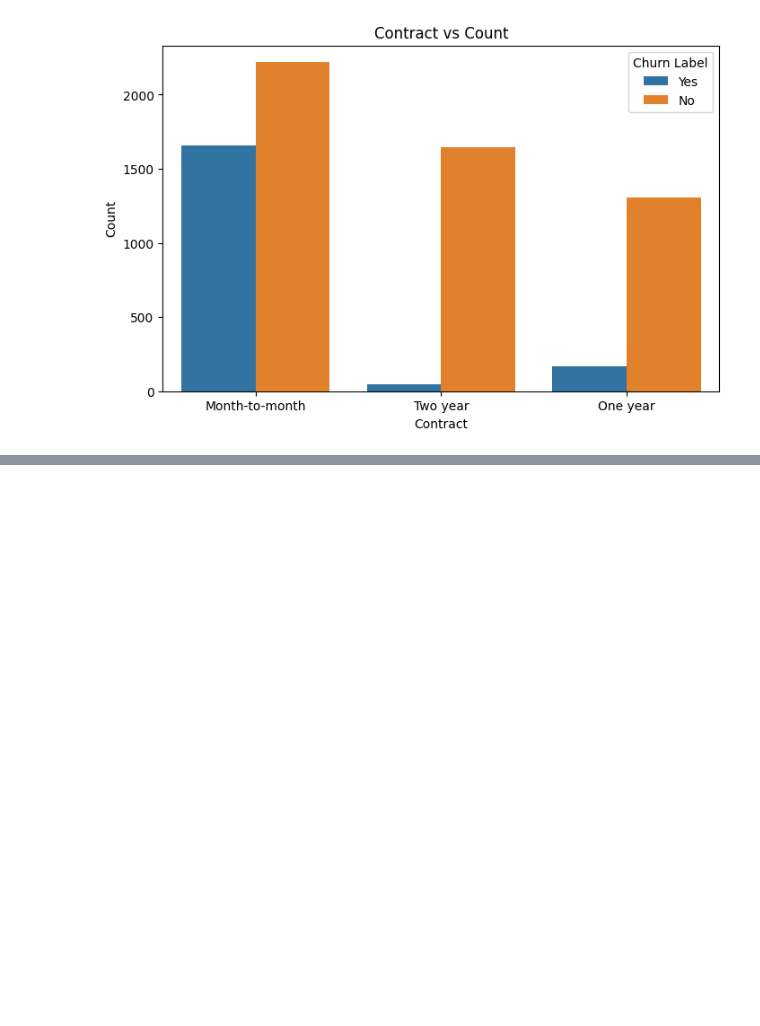
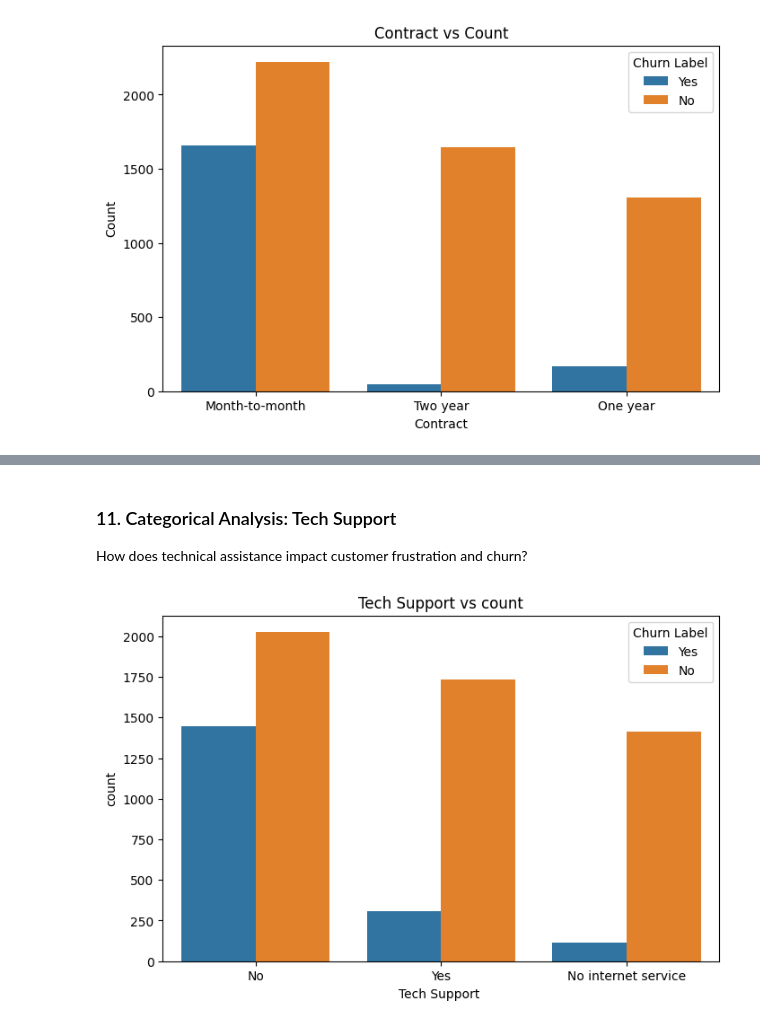
Before and after one commit to aayushdalal/ChurnPredictionMLproject, a Jupyter notebook: notebooks/ChurnEDA.ipynb, the cells around one changed output, grey strips where cells are left out. Saved outputs shown, nothing was run; the diff lists cells and outputs as text; code cells hidden in the pictures; blank space fills up the shorter version.

```diff
--- a/notebooks/ChurnEDA.ipynb
+++ b/notebooks/ChurnEDA.ipynb
@@ -168,0 +397,12 @@ plt.show()
+# %% [markdown]
+### 11. Categorical Analysis: Tech Support
+How does technical assistance impact customer frustration and churn?
+# %%
+plt.figure(figsize=(8,5))
+sns.countplot(x='Tech Support', hue='Churn Label', data=df)
+plt.xlabel('Tech Support ')
+plt.ylabel('count')
+plt.title('Tech Support vs count')
+plt.show()
+# %% [output]
+[figure, added]
```
Also changed, not shown: parts of 46 cells of this notebook, 1 other file.
